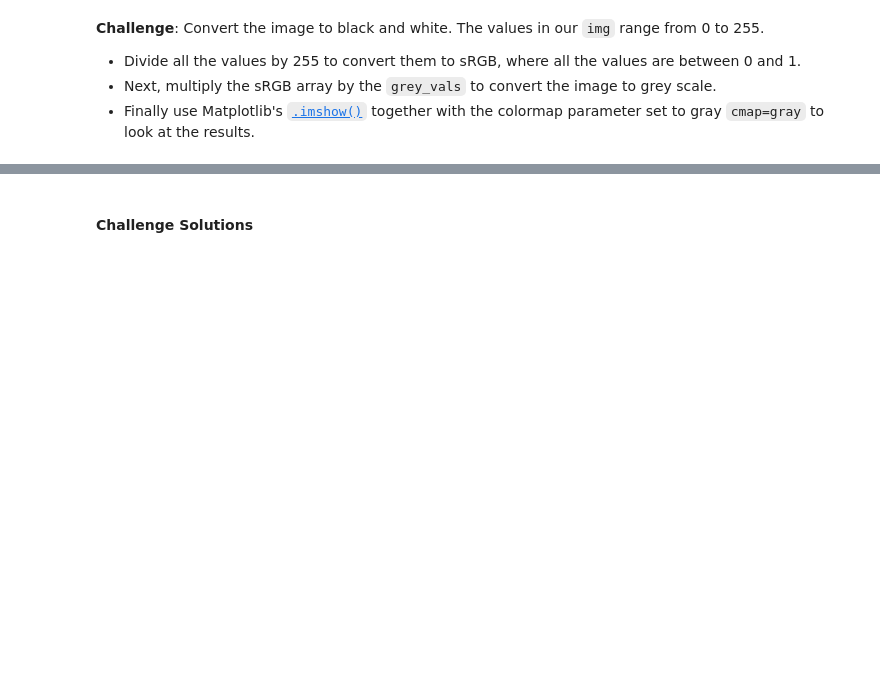
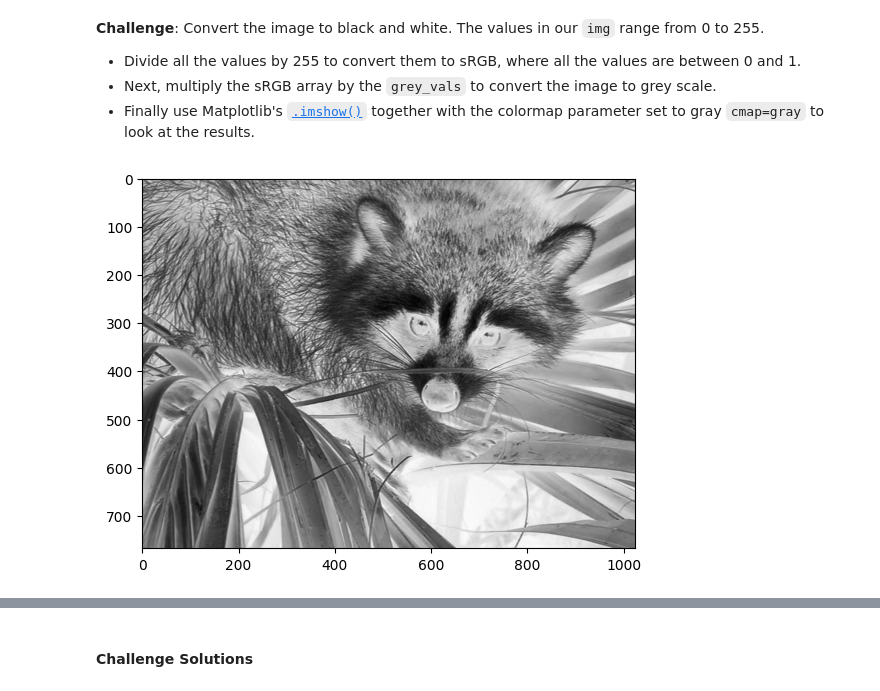
Before and after one commit to renankin/100-days-of-code, a Jupyter notebook: day-077/numpy-course/Computation_with_NumPy_and_N_Dimensional_Arrays.ipynb, the cells around one changed output, grey strips where cells are left out. Drawn from its saved outputs; the diff is of its cells as text; code cells hidden in the pictures; blank space fills up the shorter version.

```diff
--- a/day-077/numpy-course/Computation_with_NumPy_and_N_Dimensional_Arrays.ipynb
+++ b/day-077/numpy-course/Computation_with_NumPy_and_N_Dimensional_Arrays.ipynb
@@ -268,7 +337,17 @@ Dimensions of result: (4x2)*(2x3)=(4x3)
 * Next, multiply the sRGB array by the `grey_vals` to convert the image to grey scale.
 * Finally use Matplotlib's [`.imshow()`](https://matplotlib.org/3.1.1/api/_as_gen/matplotlib.pyplot.imshow.html) together with the colormap parameter set to gray `cmap=gray` to look at the results.
 # %%
-grey_vals = np.array([0.2126, 0.7152, 0.0722])
+gray_vals = np.array([0.2126, 0.7152, 0.0722])
+
+srgb_array = img/255
+
+img_gray = srgb_array @ gray_vals
+
+plt.imshow(img_gray, cmap="gray")
+
+plt.show()
+# %% [output]
+[figure, added]
 # %% [markdown]
 **Challenge**: Can you manipulate the images by doing some operations on the underlying ndarrays? See if you can change the values in the ndarray so that:
 
```
Also changed, not shown: parts of 20 cells of this notebook.
